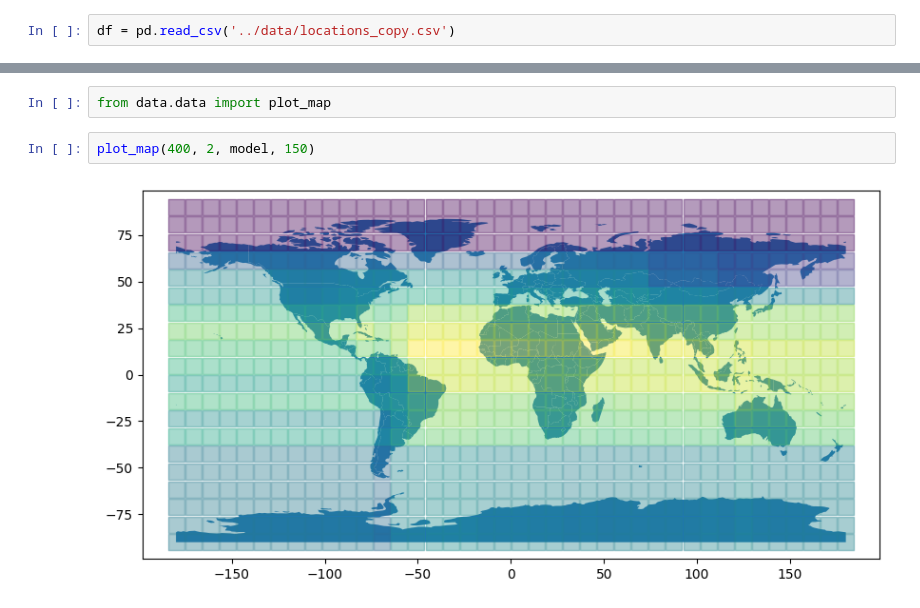
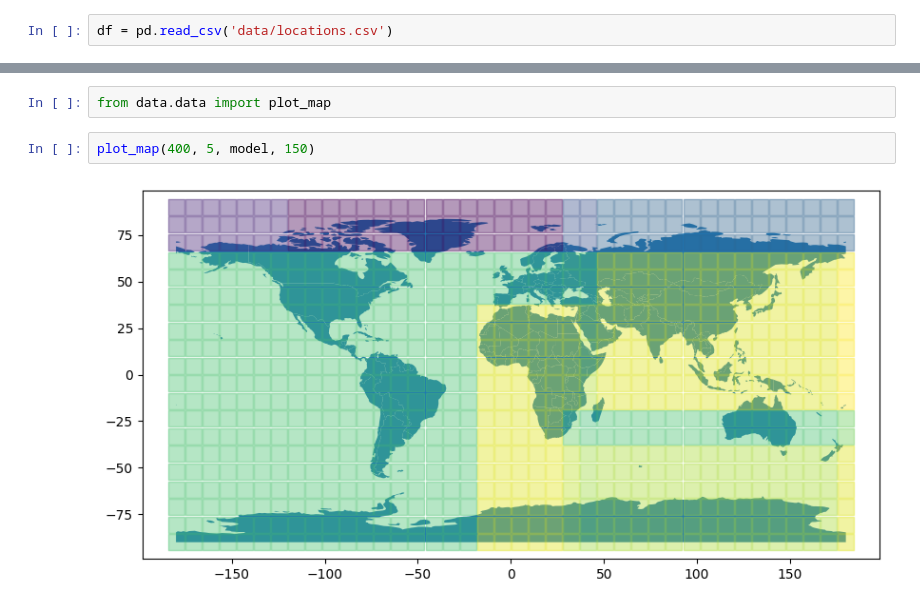
Before and after one commit to tymsoncyferki/alwaysgoodweather, a Jupyter notebook: app/model_training.ipynb, the cells around one changed output, grey strips where cells are left out. Drawn from its saved outputs; the diff is of its cells as text.

Commit message:
model testing

```diff
--- a/app/model_training.ipynb
+++ b/app/model_training.ipynb
@@ -7,7 +7,7 @@ from sklearn.metrics import mean_squared_error
 from sklearn.svm import SVR
 from xgboost.sklearn import XGBRegressor
 # %%
-df = pd.read_csv('../data/locations_copy.csv')
+df = pd.read_csv('data/locations.csv')
 # %%
 df
 # %% [output]
@@ -67,6 +85,6 @@ The geopandas.dataset module is deprecated and will be removed in GeoPandas 1.0.
 # %%
 from data.data import plot_map
 # %%
-plot_map(400, 2, model, 150)
+plot_map(400, 5, model, 150)
 # %% [output]
-[figure, old version]
+[figure, new version]
```
Also changed, not shown: parts of 2 cells of this notebook, 3 other files.
